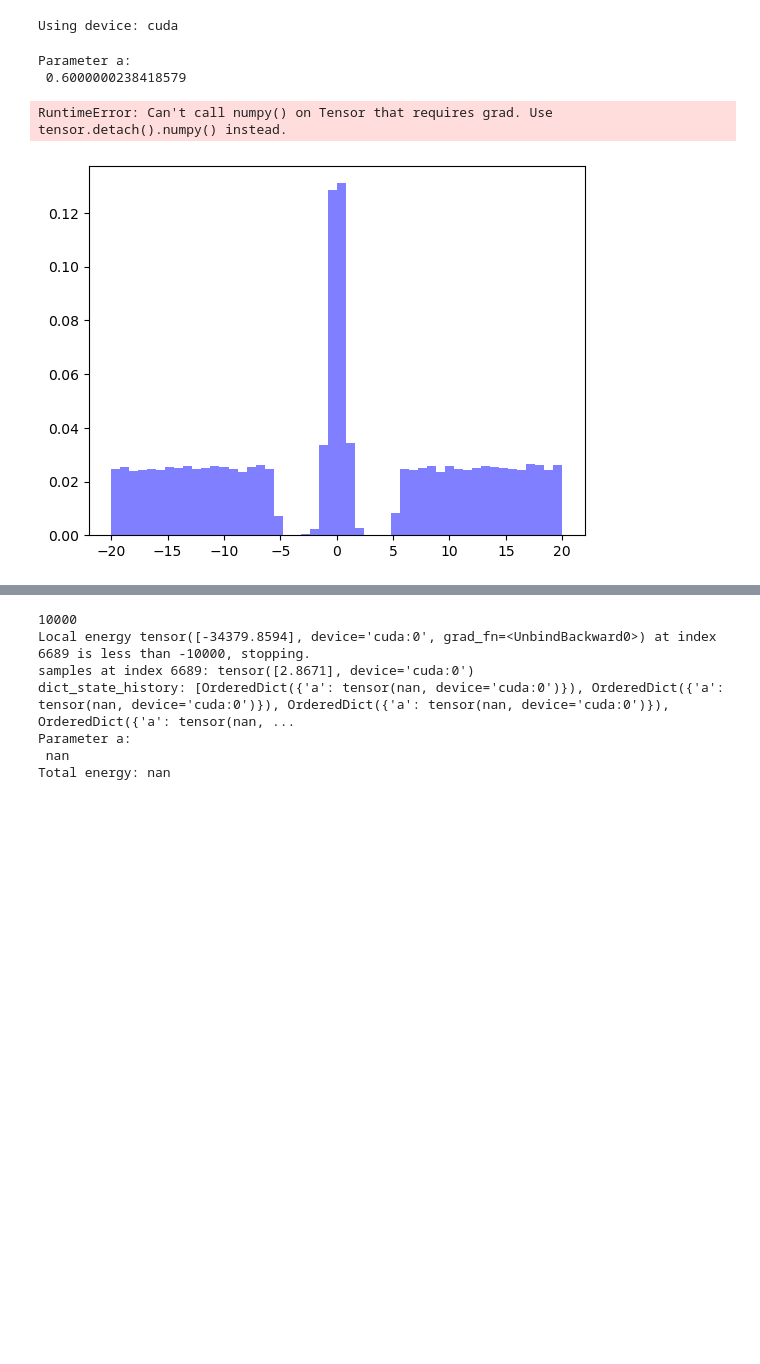
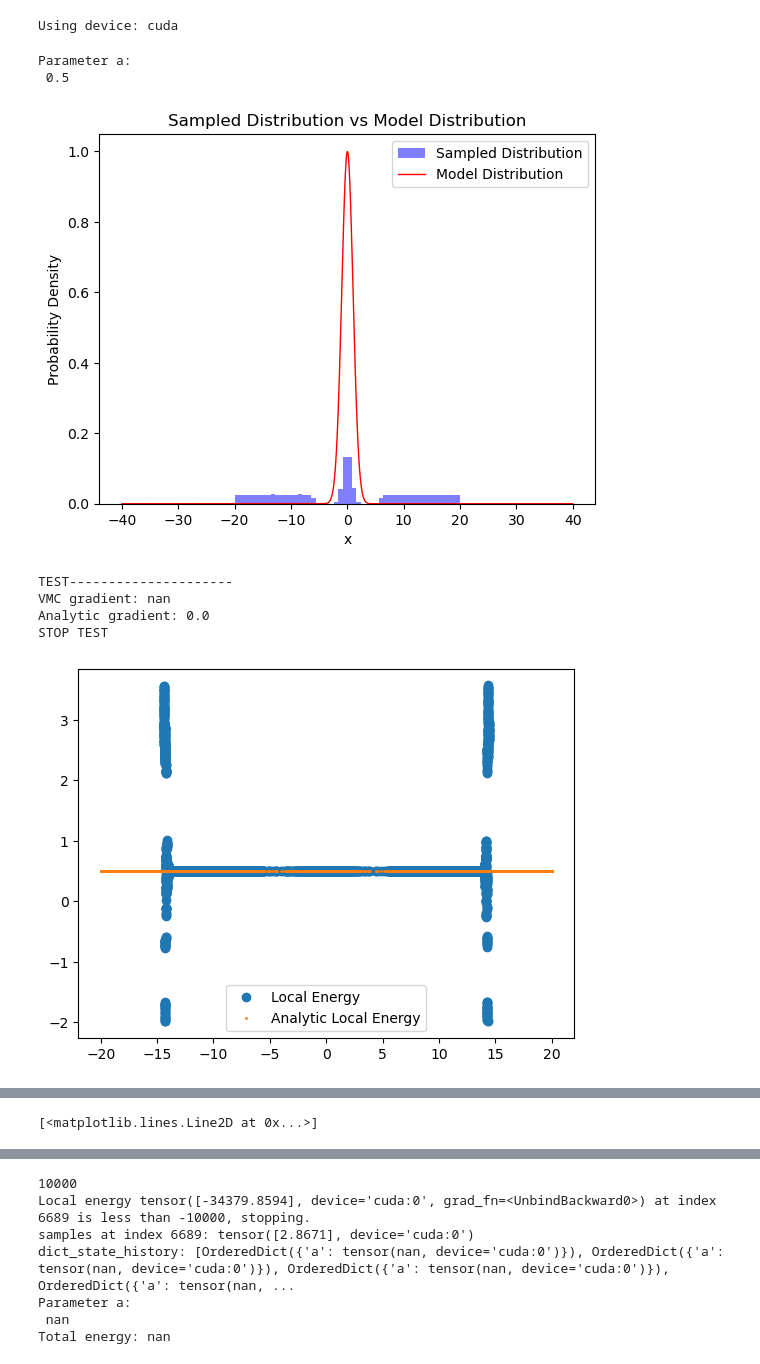
Before and after one commit to pfargas/qvarnet, a Jupyter notebook: notebooks/test_gradients_step_by_step.ipynb, the cells around one changed output, grey strips where cells are left out. Cells and saved outputs as stored; diff of their text form; code cells hidden in the pictures; blank space fills up the shorter version.

Commit message:
is actually backward wrong?

```diff
--- a/notebooks/test_gradients_step_by_step.ipynb
+++ b/notebooks/test_gradients_step_by_step.ipynb
@@ -485,7 +485,7 @@ CALLBACK_MIN_DELTA = 1e-5
 LEARNING_RATE      = 1e-5
 MLP_LAYER_DIMS     = [1, 10, 1]
 DEBUG              = False
-AA                 = 0.6
+AA                 = 0.5
 
 wf_history      = []
 samples_history = []
@@ -507,6 +507,7 @@ model = StupidAnsatz(a=AA)  # Initialize with a small value for a
 model.to(device)
 model.a.grad = None  # Reset gradients to None before training
 
+model_kin = copy.deepcopy(model)  # Create a copy of the model for kinetic energy calculations
 
 #------------------------ DEFINE HAMILTONIAN -----------------------
 class KmodHO(HarmonicOscillator):
@@ -522,16 +523,22 @@ class NewHami(nn.Module):
         super(NewHami, self).__init__()
         self.model = model
 
-    def forward(self, x):
+    def kinetic_local_energy(self, x):
         psi = self.model(x)
         dpsi_dx = torch.autograd.grad(psi, x, create_graph=True, grad_outputs=torch.ones_like(psi))[0]
         d2psi_dx2 = torch.autograd.grad(dpsi_dx, x, create_graph=True, grad_outputs=torch.ones_like(dpsi_dx))[0]
         kinetic_energy = -0.5 * d2psi_dx2 / psi
+        return kinetic_energy
+
+    def forward(self, x):
+        kinetic_energy = self.kinetic_local_energy(x)
         potential_energy = 0.5 * x**2
         return kinetic_energy + potential_energy
 
 hamiltonian = NewHami(model=model)
 hamiltonian.to(device)
+hami2 = NewHami(model=model_kin)  # Create a second Hamiltonian for kinetic energy calculations
+hami2.to(device)
 
 #------------------------ DEFINE SAMPLER -----------------------
 sampler = MetropolisHastingsSampler(
@@ -586,8 +593,8 @@ for epoch in (range(EPOCHS)):
     samples = sampler(x0, method="parallel", n_walkers=(N_SAMPLES)).requires_grad_(True)
     end_sample_time = time.time()
     plt.hist(samples.cpu().detach().numpy(), bins=50, density=True, alpha=0.5, color='blue', label='Sampled Distribution')
-    plt.plot(torch.linspace(-L_BOX, L_BOX, 1000).cpu().numpy(),
-             model(torch.linspace(-L_BOX, L_BOX, 1000).to(device)).cpu().numpy(),
+    plt.plot(torch.linspace(-L_BOX, L_BOX, 1000).detach().cpu().numpy(),
+             model(torch.linspace(-L_BOX, L_BOX, 1000).to(device)).cpu().detach().numpy(),
              color='red', label='Model Distribution', linewidth=1)
     plt.xlabel('x')
     plt.ylabel('Probability Density')
@@ -603,6 +610,8 @@ for epoch in (range(EPOCHS)):
     sampled_norm = torch.mean(squared_psi)
     end_energy_time = time.time()
 
+    only_kin_energy = hami2.kinetic_local_energy(samples)
+    loss_only_kin = only_kin_energy.mean()
     loss = local_energy.mean()
 
         # After computing local_energy
@@ -621,6 +630,7 @@ for epoch in (range(EPOCHS)):
 
     # Compute gradients
     loss.backward()
+    loss_only_kin.backward()
 
     plt.plot(samples.cpu().detach().numpy(), local_energy.cpu().detach().numpy(),'o' ,label='Local Energy')
     analytic_local_energy_values = analytic_local_energy(samples, model.a)
@@ -630,6 +640,8 @@ for epoch in (range(EPOCHS)):
 
     print(f"A = {model.a.item()}")
     print(f"energy: {loss.item()}")
+    print(f"loss_only_kin: {loss_only_kin.item()}")
+    print(f"")
     print(f"analytic energy LOCAL: {analytic_local_energy(samples, model.a).mean().item()}")
     print(f"analytic energy: {analytic_energy(model.a).item()}")
     print(f"no way this is real: {is_this_real(model.a.item())}")
@@ -637,33 +649,37 @@ for epoch in (range(EPOCHS)):
     print(f" analytic gradient:{analytic_gradient(model.a.item())}")
     print(f" model.a.grad: {model.a.grad.item()}")
 
     dot = make_dot(loss, params=dict(model.named_parameters()))
     dot.render(f"computation_graph_epoch_{epoch}", format="png")  # Save
 
     sampling_times.append(end_sample_time - start_sample_time)
     samples_history.append(samples.cpu().detach())
     dict_state_history.append(model.state_dict())
     wf_history.append(model.state_dict())
     samples_history.append(samples)
     energy_history.append(loss.item())
     local_energy_history.append(local_energy.cpu().detach())
     energy_times.append(end_energy_time - start_energy_time)
 
     # check how optimizer is doing
     print(f"Optimizer state: {optimizer.state_dict()}")
     print(f"Optimizer param groups: {optimizer.param_groups}")
     print(f"Optimizer state: {optimizer.state}")
 
 
     optimizer.step()
     print(f"Optimizer state: {optimizer.state}")
 
     sampler.reset_statistics()
 
 print("Ended training.")
 plt.plot(energy_history, label='Energy History')
 # %% [output]
 Parameter a:
- 0.6000000238418579
+ 0.5
+[figure, new version]
-RuntimeError: Can't call numpy() on Tensor that requires grad. Use tensor.detach().numpy() instead.
+TEST---------------------
+VMC gradient: nan
+Analytic gradient: 0.0
+STOP TEST
-[figure, old version]
+[figure, added]
@@ -669,0 +703 @@ RuntimeError: Can't call numpy() on Tensor that requires grad. Use tensor.detach
+[<matplotlib.lines.Line2D at 0x...>]
```
Also changed, not shown: parts of 1 cell of this notebook, 1 other file.
